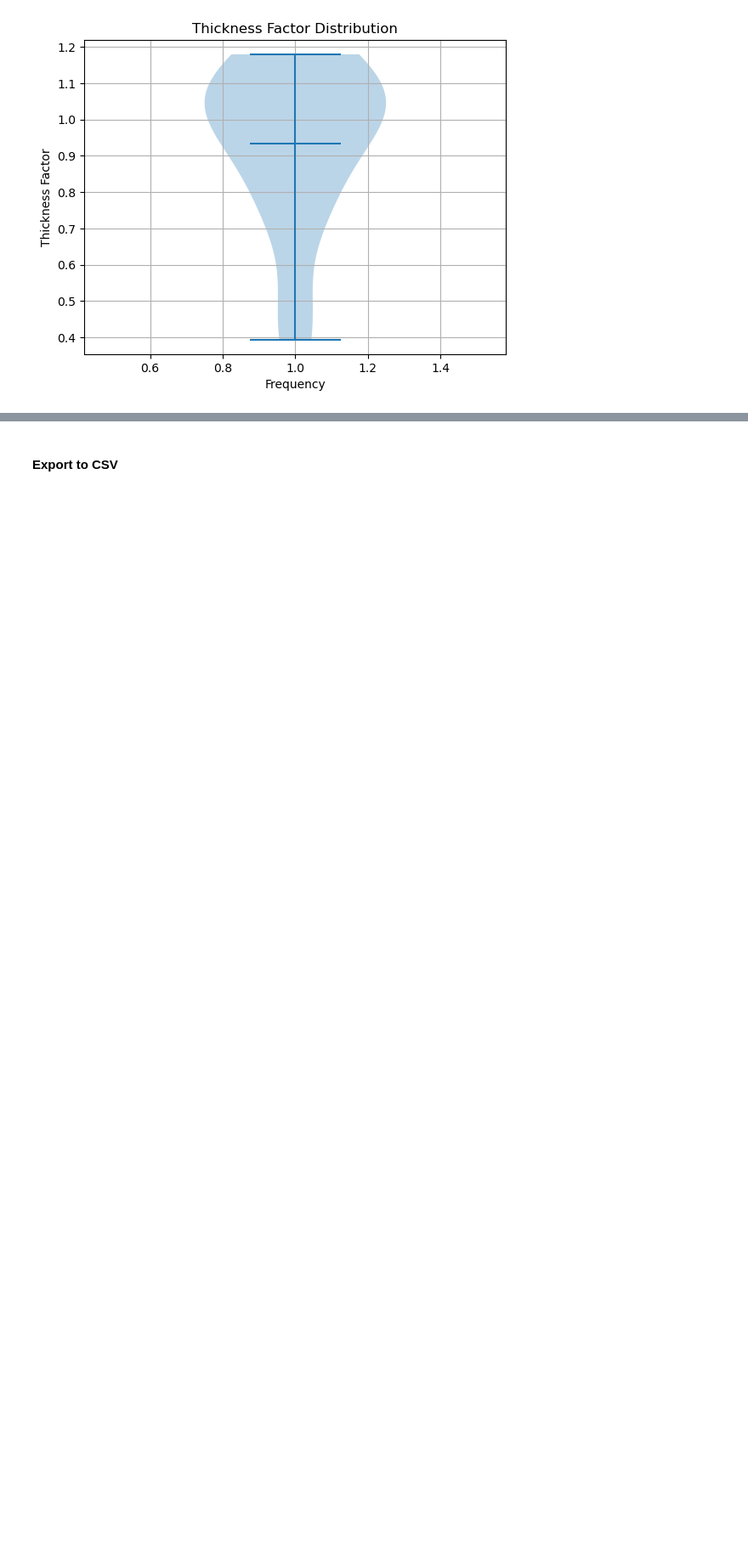
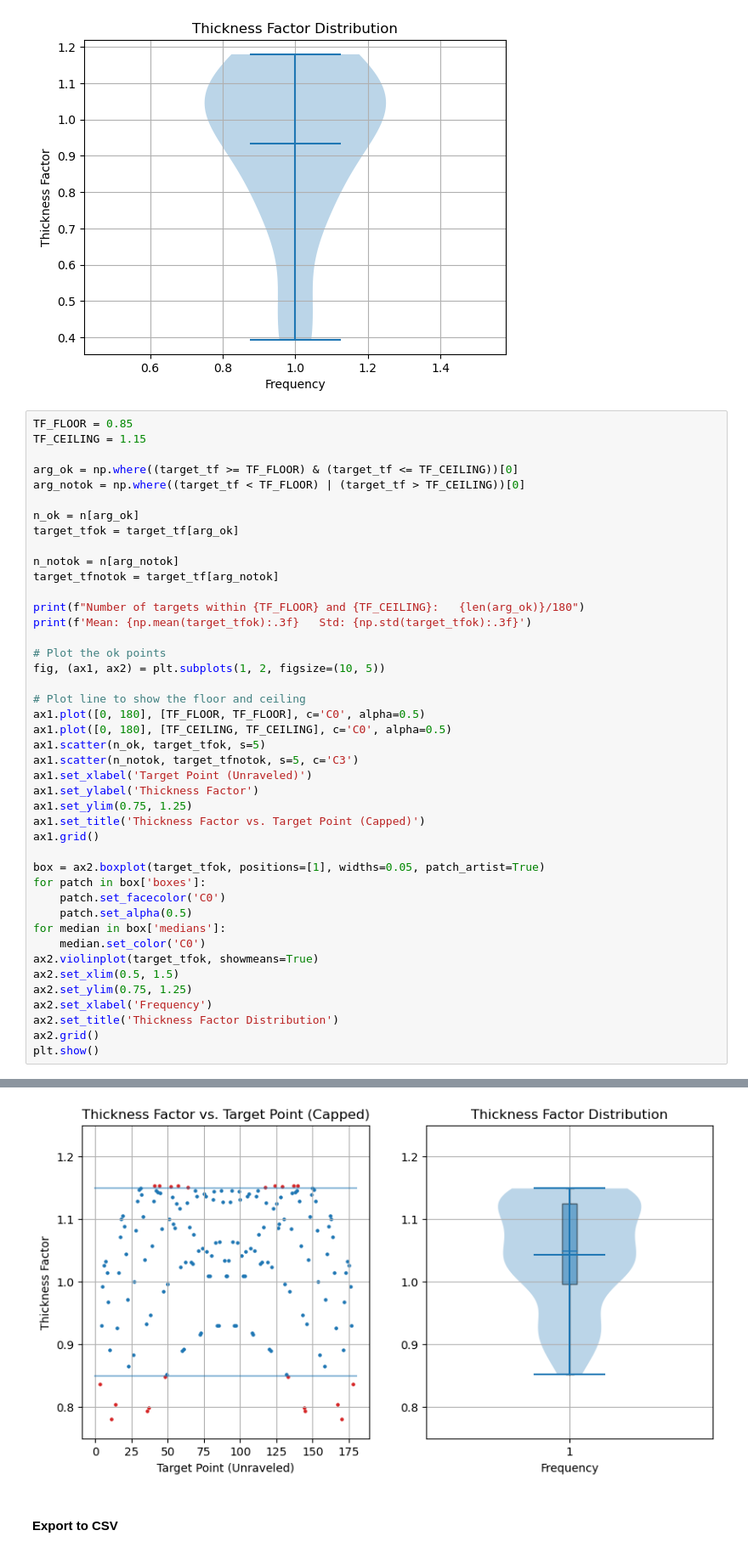
Before and after one commit to ryanlleung/TapeTargetry, a Jupyter notebook: tapeman.ipynb, the cells around one changed output, grey strips where cells are left out. Shown at 85% size. Cells and saved outputs as stored; diff of their text form; blank space fills up the shorter version.

```diff
--- a/tapeman.ipynb
+++ b/tapeman.ipynb
@@ -233,3 +225,47 @@ plt.grid()
 plt.show()
 # %% [output]
 [figure]
+# %%
+TF_FLOOR = 0.85
+TF_CEILING = 1.15
+
+arg_ok = np.where((target_tf >= TF_FLOOR) & (target_tf <= TF_CEILING))[0]
+arg_notok = np.where((target_tf < TF_FLOOR) | (target_tf > TF_CEILING))[0]
+
+n_ok = n[arg_ok]
+target_tfok = target_tf[arg_ok]
+
+n_notok = n[arg_notok]
+target_tfnotok = target_tf[arg_notok]
+
+print(f"Number of targets within {TF_FLOOR} and {TF_CEILING}:   {len(arg_ok)}/180")
+print(f'Mean: {np.mean(target_tfok):.3f}   Std: {np.std(target_tfok):.3f}')
+
+# Plot the ok points
+fig, (ax1, ax2) = plt.subplots(1, 2, figsize=(10, 5))
+
+# Plot line to show the floor and ceiling
+ax1.plot([0, 180], [TF_FLOOR, TF_FLOOR], c='C0', alpha=0.5)
+ax1.plot([0, 180], [TF_CEILING, TF_CEILING], c='C0', alpha=0.5)
+ax1.scatter(n_ok, target_tfok, s=5)
+ax1.scatter(n_notok, target_tfnotok, s=5, c='C3')
+ax1.set_xlabel('Target Point (Unraveled)')
+ax1.set_ylabel('Thickness Factor')
+ax1.set_ylim(0.75, 1.25)
+ax1.set_title('Thickness Factor vs. Target Point (Capped)')
+ax1.grid()
+
+box = ax2.boxplot(target_tfok, positions=[1], widths=0.05, patch_artist=True)
+for patch in box['boxes']:
+    patch.set_facecolor('C0')
+    patch.set_alpha(0.5)
+for median in box['medians']:
+    median.set_color('C0')
+ax2.violinplot(target_tfok, showmeans=True)
+ax2.set_xlim(0.5, 1.5)
+ax2.set_ylim(0.75, 1.25)
+ax2.set_xlabel('Frequency')
+ax2.set_title('Thickness Factor Distribution')
+ax2.grid()
+plt.show()
+# %% [output]
@@ -236,3 +274,4 @@ plt.show()
+[figure, added]
 # %% [markdown]
 #### Export to CSV
 # %%
```
Also changed, not shown: parts of 7 cells of this notebook, 2 other files.
